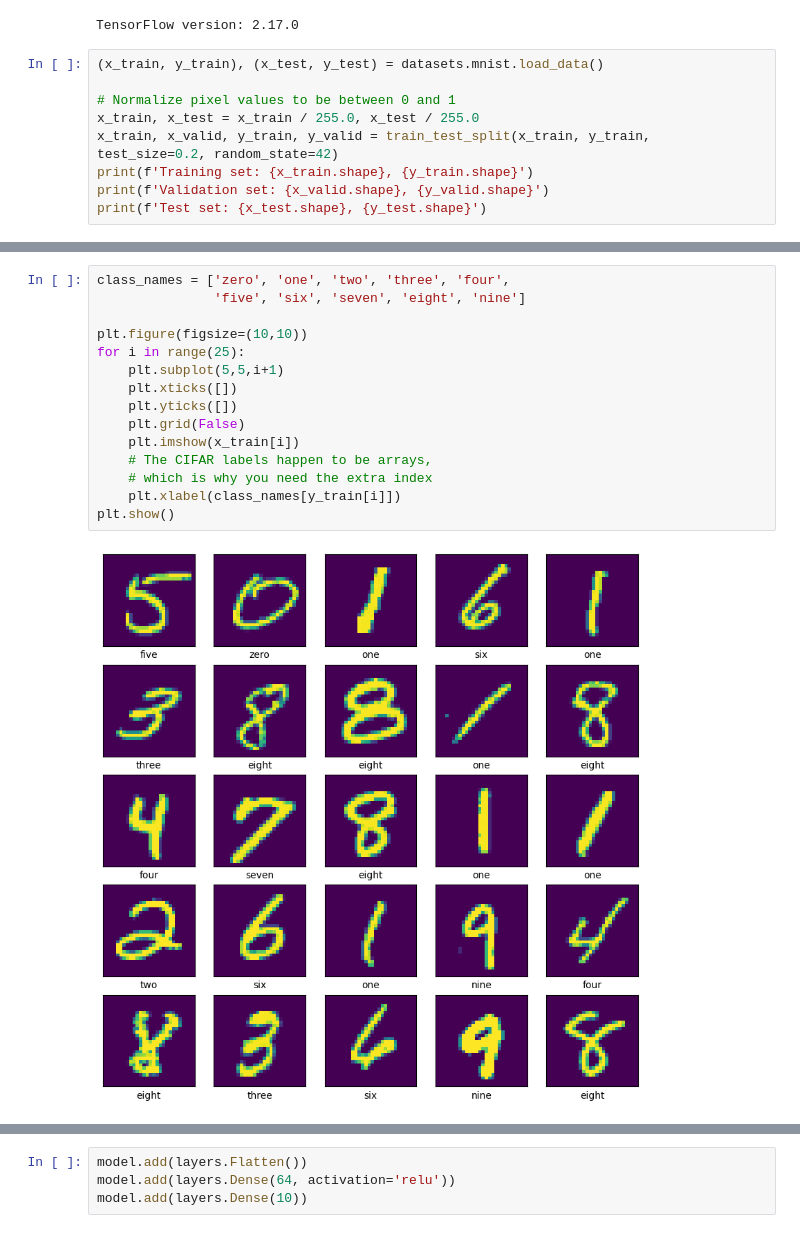
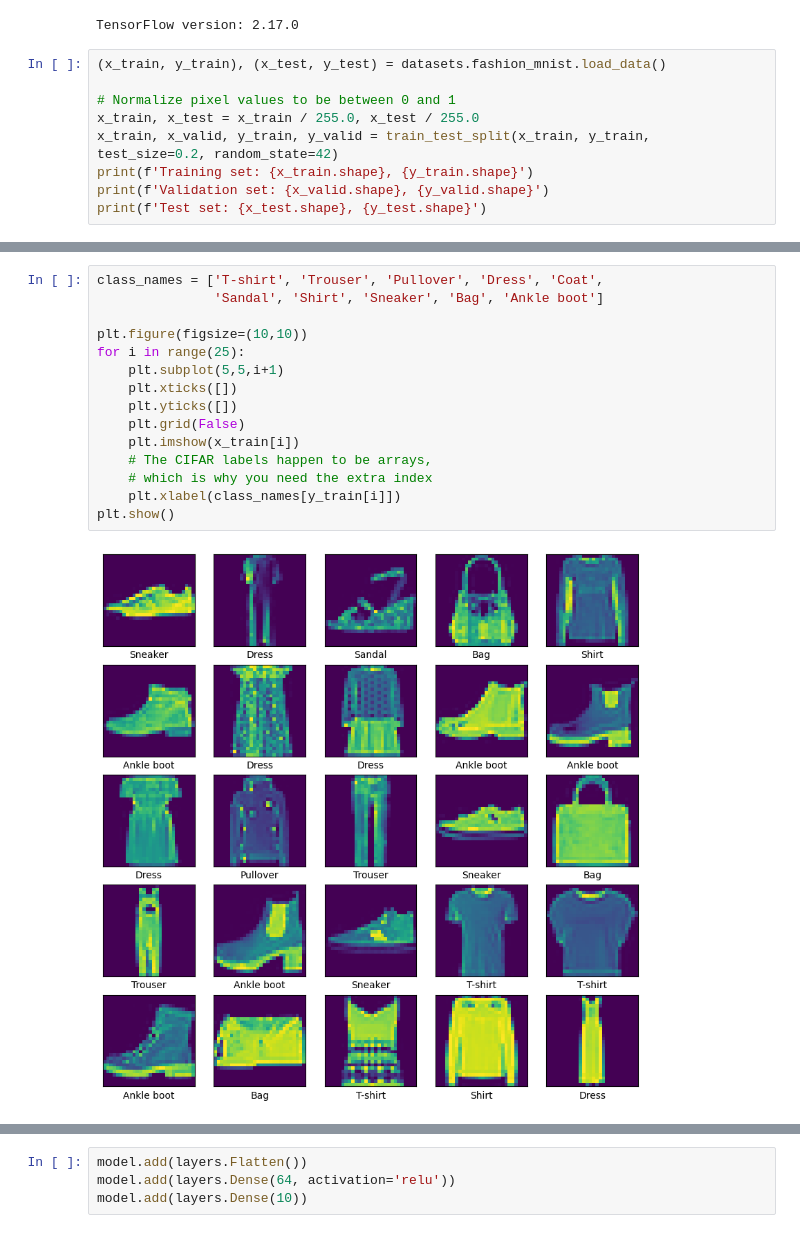
Before and after one commit to Keyrama/Machine-Learning, a Jupyter notebook: MnistCNN.ipynb, the cells around one changed output, grey strips where cells are left out. Saved outputs shown, nothing was run; the diff lists cells and outputs as text.

```diff
--- a/MnistCNN.ipynb
+++ b/MnistCNN.ipynb
@@ -12,7 +12,7 @@ print("TensorFlow version:", tf.__version__)
 # %% [output]
 TensorFlow version: 2.17.0
 # %%
-(x_train, y_train), (x_test, y_test) = datasets.mnist.load_data()
+(x_train, y_train), (x_test, y_test) = datasets.fashion_mnist.load_data()
 
 # Normalize pixel values to be between 0 and 1
 x_train, x_test = x_train / 255.0, x_test / 255.0
@@ -27,21 +33,21 @@ Training set: (48000, 28, 28), (48000,)
 Validation set: (12000, 28, 28), (12000,)
 Test set: (10000, 28, 28), (10000,)
 # %%
-class_names = ['zero', 'one', 'two', 'three', 'four',
-               'five', 'six', 'seven', 'eight', 'nine']
+class_names = ['T-shirt', 'Trouser', 'Pullover', 'Dress', 'Coat',
+               'Sandal', 'Shirt', 'Sneaker', 'Bag', 'Ankle boot']
 
 plt.figure(figsize=(10,10))
 for i in range(25):
     plt.subplot(5,5,i+1)
     plt.xticks([])
     plt.yticks([])
     plt.grid(False)
     plt.imshow(x_train[i])
     # The CIFAR labels happen to be arrays,
     # which is why you need the extra index
     plt.xlabel(class_names[y_train[i]])
 plt.show()
 # %% [output]
-[figure, old version]
+[figure, new version]
 # %%
 model = models.Sequential()
```
Also changed, not shown: parts of 8 cells of this notebook.
